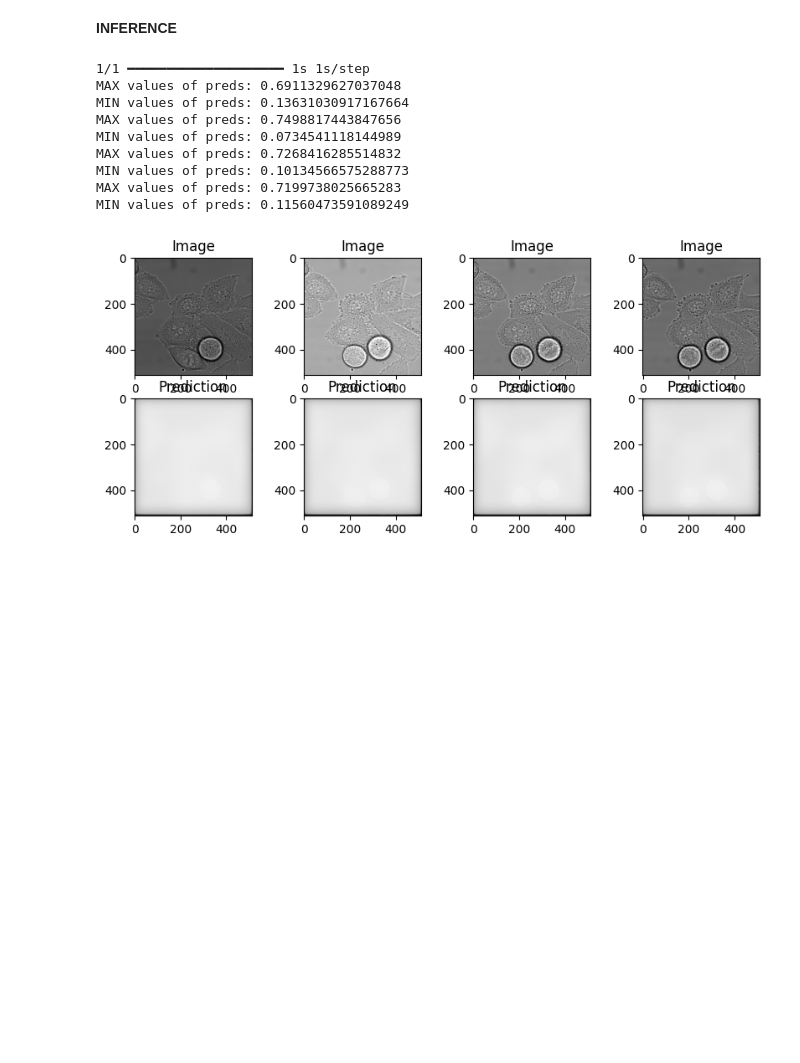
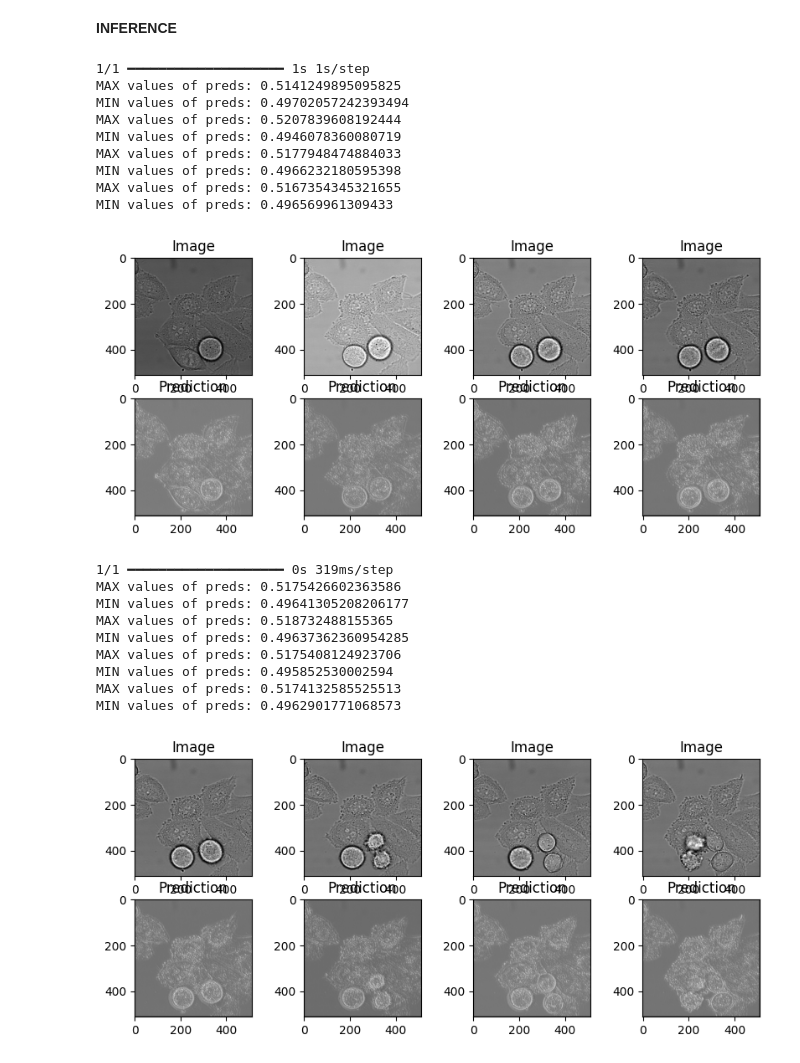
Before and after one commit to lniango/Segmentation_tracking, a Jupyter notebook: segmentation.ipynb, the cells around one changed output. Saved outputs shown, nothing was run; the diff lists cells and outputs as text; code cells hidden in the pictures; blank space fills up the shorter version.

Commit message:
Model, Early stopping 30

```diff
--- a/segmentation.ipynb
+++ b/segmentation.ipynb
@@ -256,7 +277,7 @@ def dice_loss(y_true, y_pred, epsi=1e-7):
 def bce_dice_loss(y_true, y_pred):
     bce = tf.keras.losses.BinaryCrossentropy()(y_true, y_pred)
     d_loss = dice_loss(y_true, y_pred)
-    return bce + d_loss
+    return 0.5 * bce + 0.5 * d_loss
 # %% [markdown]
 **Compile model**
 # %%
@@ -271,10 +292,36 @@ model.compile(optimizer=tf.keras.optimizers.Adam(learning_rate=1e-4),
              loss=bce_dice_loss,
              metrics=["accuracy"]
              )
+
+early_stop = tf.keras.callbacks.EarlyStopping(
+    monitor='val_loss',
+    mode='min',
+    patience=30,              # nb of epochs without improvement
+    restore_best_weights=True,
+    verbose=1
+)
+
+reduce_lr = tf.keras.callbacks.ReduceLROnPlateau(
+    monitor='val_loss',
+    mode='min',
+    factor=0.5,
+    patience=3,
+    min_lr=1e-6,
+    verbose=1
+)
+
+checkpoint = tf.keras.callbacks.ModelCheckpoint(
+    "best_model.h5",
+    monitor="val_loss",
+    mode='min',
+    save_best_only=True,
+    verbose=1
+)
 # %%
 history = model.fit(
-             train_dataset,
-             validation_data=valid_dataset,
-             epochs=70
-             )
+    train_dataset,
+    validation_data=valid_dataset,
+    epochs=300,
+    callbacks=[early_stop, reduce_lr, checkpoint]
+)
 # %% [output]
@@ -380,7 +431,7 @@ import glob
 
 #Load model
 model = tf.keras.models.load_model(
-                                  '/kaggle/working/unet_model_70.h5',
+                                  '/kaggle/working/best_model.h5',
                                    compile=False)
 
 # Test set
@@ -412,40 +463,50 @@ test_dataset = create_test_dataset(test_img, batch_size=4)
         plt.imshow(pred[0,...,0] > 0.5, cmap="gray")
 
         plt.show()
 
 show_predictions(model, test_dataset)'''
 #preds = model.predict(test_dataset)
 
 def show_predictions(dataset, model):
 
-    for imgs in dataset.take(1):
+    for imgs in dataset.take(2):
 
         preds = model.predict(imgs)
 
         plt.figure(figsize=(10,4))
 
         for i in range(4):
 
             plt.subplot(2,4,i+1)
             plt.imshow(imgs[i], cmap='gray')
             plt.title("Image")
 
             plt.subplot(2,4,i+5)
             plt.imshow(preds[i,...,0], cmap="gray")
             print(f"MAX values of preds: {preds[i,...,0].max()}")
             print(f"MIN values of preds: {preds[i,...,0].min()}")
             plt.title("Prediction")
 
         plt.show()
 show_predictions(test_dataset, model)
 # %% [output]
 1/1 ━━━━━━━━━━━━━━━━━━━━ 1s 1s/step
-MAX values of preds: 0.6911329627037048
-MIN values of preds: 0.13631030917167664
-MAX values of preds: 0.7498817443847656
-MIN values of preds: 0.0734541118144989
-MAX values of preds: 0.7268416285514832
-MIN values of preds: 0.10134566575288773
-MAX values of preds: 0.7199738025665283
-MIN values of preds: 0.11560473591089249
+MAX values of preds: 0.5141249895095825
+MIN values of preds: 0.49702057242393494
+MAX values of preds: 0.5207839608192444
+MIN values of preds: 0.4946078360080719
+MAX values of preds: 0.5177948474884033
+MIN values of preds: 0.4966232180595398
+MAX values of preds: 0.5167354345321655
+MIN values of preds: 0.496569961309433
-[figure, old version]
+[figure, new version]
+1/1 ━━━━━━━━━━━━━━━━━━━━ 0s 319ms/step
+MAX values of preds: 0.5175426602363586
+MIN values of preds: 0.49641305208206177
+MAX values of preds: 0.518732488155365
+MIN values of preds: 0.49637362360954285
+MAX values of preds: 0.5175408124923706
+MIN values of preds: 0.495852530002594
+MAX values of preds: 0.5174132585525513
+MIN values of preds: 0.4962901771068573
+[figure, added]
```
Also changed, not shown: parts of 8 cells of this notebook, 2 other files.
